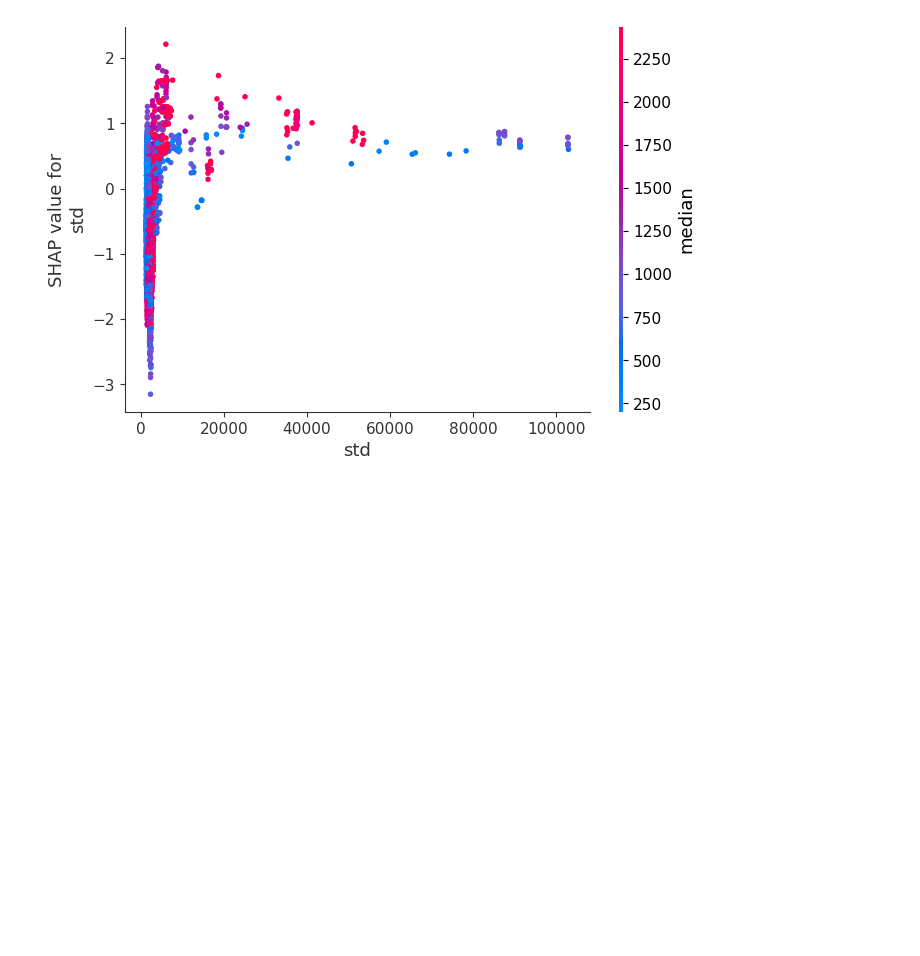
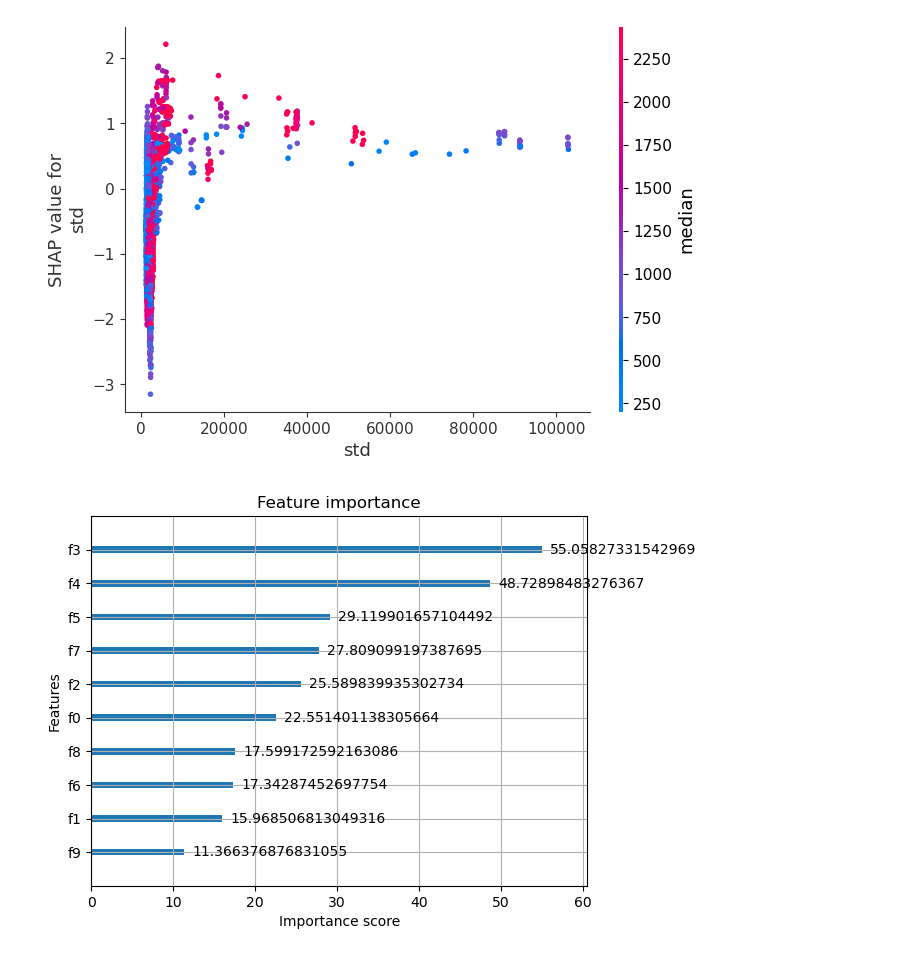
Before and after one commit to ThGreatExplorer/NOVA, a Jupyter notebook: XGBoost_model_v2.ipynb, the cells around one changed output. Saved outputs shown, nothing was run; the diff lists cells and outputs as text; code cells hidden in the pictures; blank space fills up the shorter version.

```diff
--- a/XGBoost_model_v2.ipynb
+++ b/XGBoost_model_v2.ipynb
@@ -227,0 +231,7 @@ clf.save_model("xgboost_large.json")
+# %%
+from xgboost import plot_importance
+
+plot_importance(clf, importance_type='gain')  # best metric
+plt.show()
+# %% [output]
+[figure, added]
```
Also changed, not shown: parts of 4 cells of this notebook, 1 other file.
